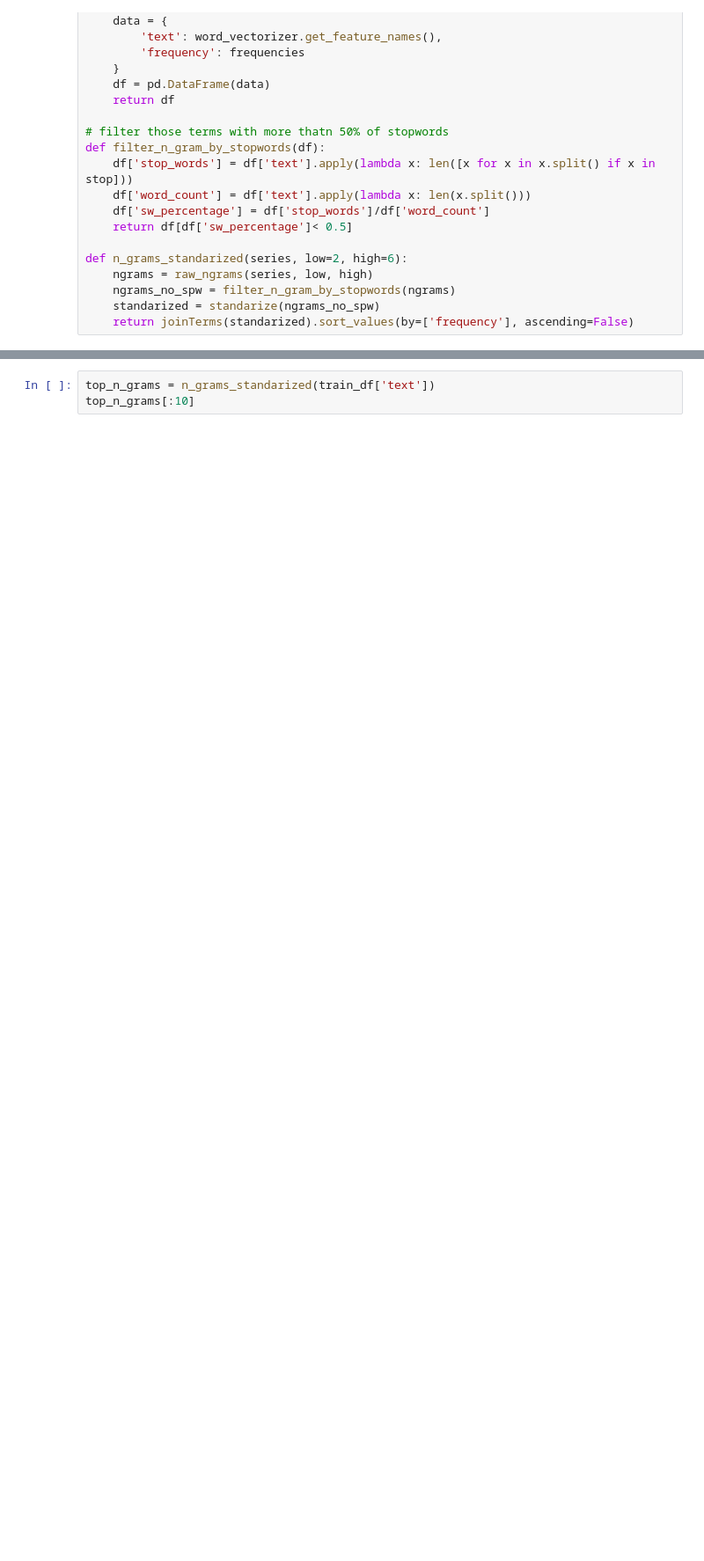
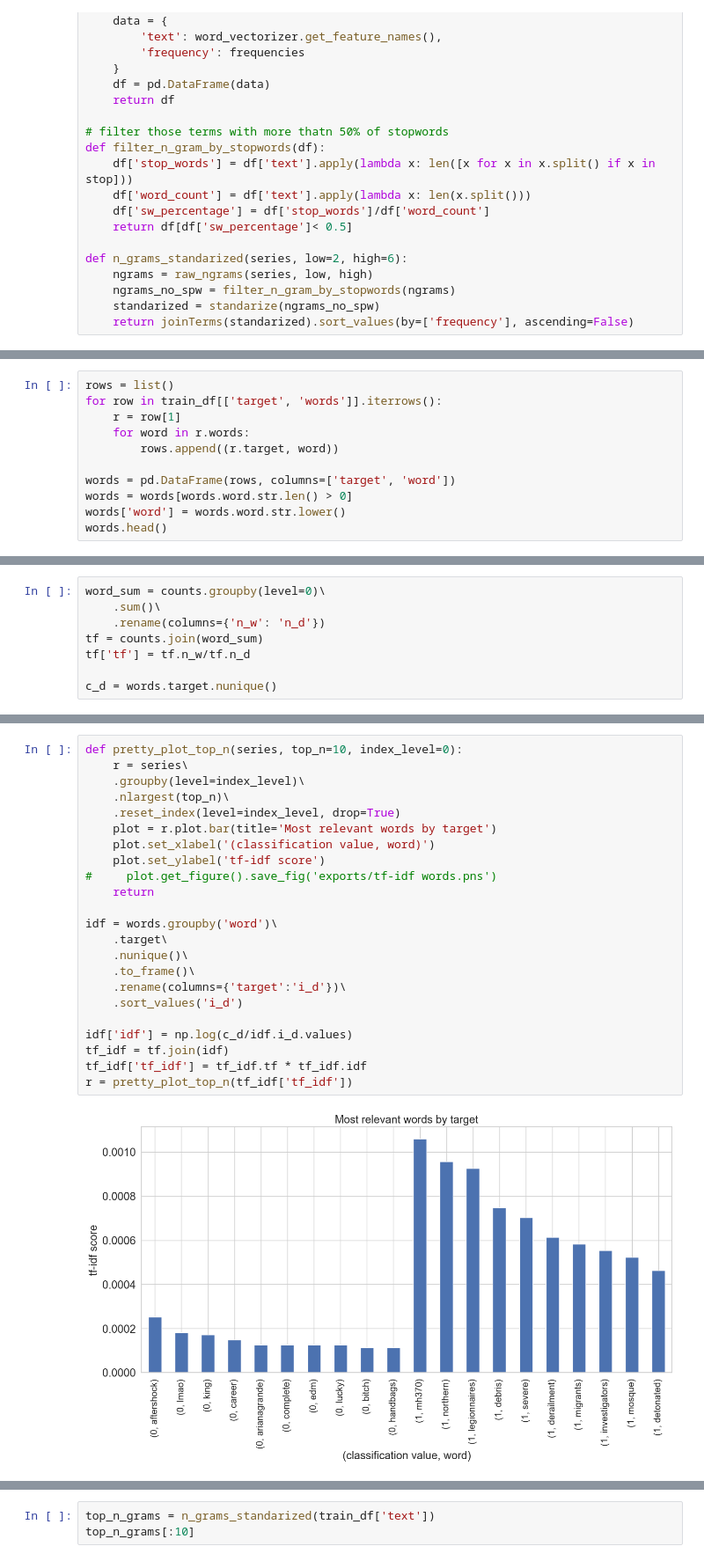
Before and after one commit to jorgesmu/nlp_disaster_tweets_prediction, a Jupyter notebook: n-grams_analisis.ipynb, the cells around one changed output, grey strips where cells are left out. Shown: that part at 88% size. Saved outputs shown, nothing was run; the diff lists cells and outputs as text; blank space fills up the shorter version.

Commit message:
rename analisis and few changes

```diff
--- a/n-grams_analisis.ipynb
+++ b/n-grams_analisis.ipynb
@@ -100,0 +145,11 @@ def n_grams_standarized(series, low=2, high=6):
+# %%
+rows = list()
+for row in train_df[['target', 'words']].iterrows():
+    r = row[1]
+    for word in r.words:
+        rows.append((r.target, word))
+
+words = pd.DataFrame(rows, columns=['target', 'word'])
+words = words[words.word.str.len() > 0]
+words['word'] = words.word.str.lower()
+words.head()
@@ -100,0 +177,8 @@ def n_grams_standarized(series, low=2, high=6):
+# %%
+word_sum = counts.groupby(level=0)\
+    .sum()\
+    .rename(columns={'n_w': 'n_d'})
+tf = counts.join(word_sum)
+tf['tf'] = tf.n_w/tf.n_d
+
+c_d = words.target.nunique()
@@ -100,0 +214,25 @@ def n_grams_standarized(series, low=2, high=6):
+# %%
+def pretty_plot_top_n(series, top_n=10, index_level=0):
+    r = series\
+    .groupby(level=index_level)\
+    .nlargest(top_n)\
+    .reset_index(level=index_level, drop=True)
+    plot = r.plot.bar(title='Most relevant words by target')
+    plot.set_xlabel('(classification value, word)')
+    plot.set_ylabel('tf-idf score')
+#     plot.get_figure().save_fig('exports/tf-idf words.pns')
+    return
+
+idf = words.groupby('word')\
+    .target\
+    .nunique()\
+    .to_frame()\
+    .rename(columns={'target':'i_d'})\
+    .sort_values('i_d')
+
+idf['idf'] = np.log(c_d/idf.i_d.values)
+tf_idf = tf.join(idf)
+tf_idf['tf_idf'] = tf_idf.tf * tf_idf.idf
+r = pretty_plot_top_n(tf_idf['tf_idf'])
+# %% [output]
+[figure, added]
```
Also changed, not shown: parts of 13 cells of this notebook, 1 other file.
